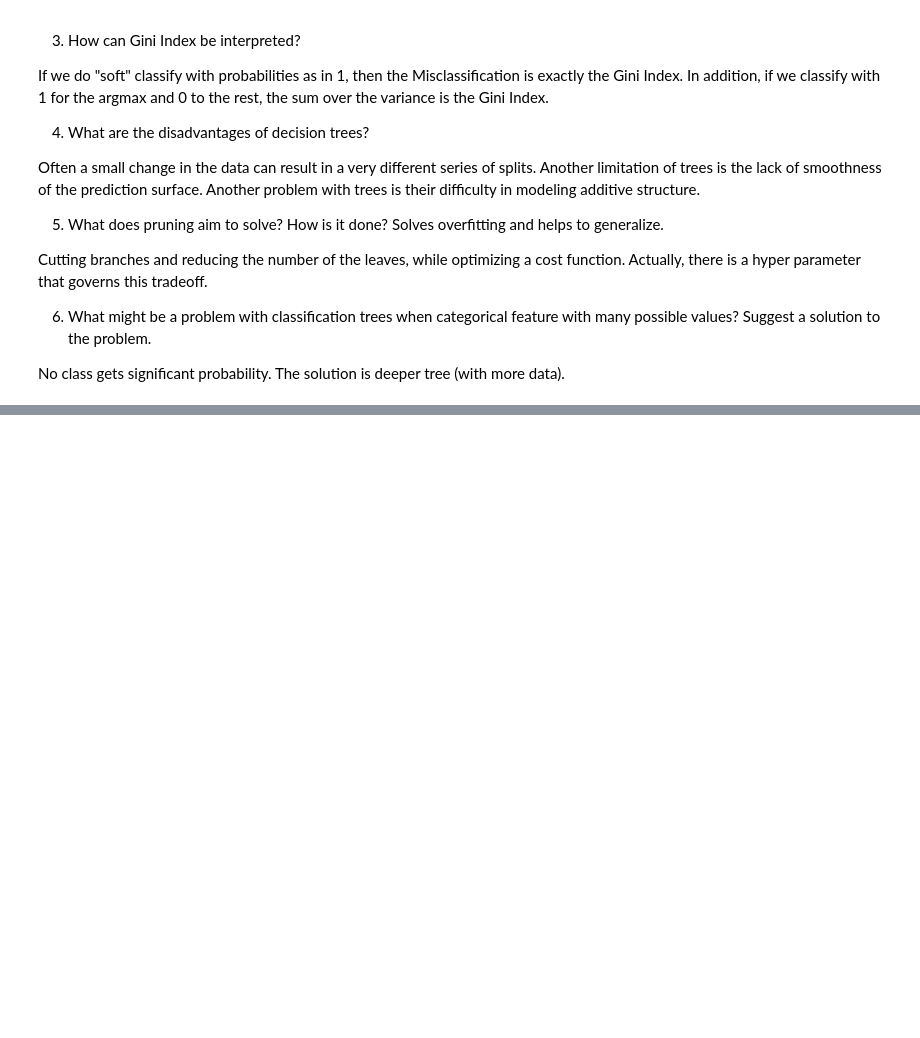
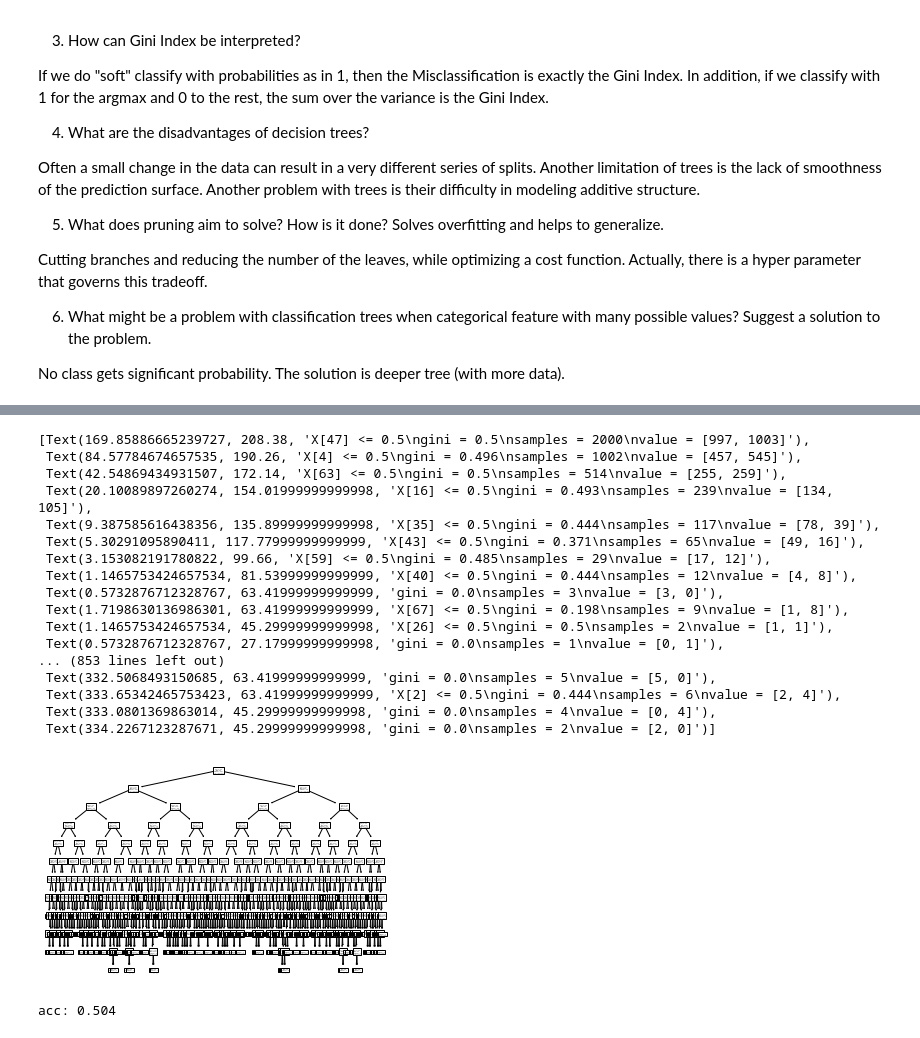
Before and after one commit to DebuggerOR/training_decision_trees, a Jupyter notebook: decision_trees.ipynb, the cells around one changed output, grey strips where cells are left out. Cells and saved outputs as stored; diff of their text form; code cells hidden in the pictures; blank space fills up the shorter version.

```diff
--- a/decision_trees.ipynb
+++ b/decision_trees.ipynb
@@ -40,0 +50,39 @@ The solution is deeper tree (with more data).
+# %%
+arr_size = 100
+size_X = 2000
+
+X_train = [np.random.choice(a=[0, 1], size=(arr_size,)) for _ in range(size_X)]
+Y_train = [sum(x) % 2 for x in X_train]
+
+X_test = [np.random.choice(a=[0, 1], size=(arr_size,)) for _ in range(int(size_X/4))]
+Y_test = [sum(x) % 2 for x in X_test]
+# %%
+clf = tree.DecisionTreeClassifier()
+clf = clf.fit(X_train, Y_train)
+# %%
+tree.plot_tree(clf)
+# %% [output]
+[Text(169.85886665239727, 208.38, 'X[47] <= 0.5\ngini = 0.5\nsamples = 2000\nvalue = [997, 1003]'),
+ Text(84.57784674657535, 190.26, 'X[4] <= 0.5\ngini = 0.496\nsamples = 1002\nvalue = [457, 545]'),
+ Text(42.54869434931507, 172.14, 'X[63] <= 0.5\ngini = 0.5\nsamples = 514\nvalue = [255, 259]'),
+ Text(20.10089897260274, 154.01999999999998, 'X[16] <= 0.5\ngini = 0.493\nsamples = 239\nvalue = [134, 105]'),
+ Text(9.387585616438356, 135.89999999999998, 'X[35] <= 0.5\ngini = 0.444\nsamples = 117\nvalue = [78, 39]'),
+ Text(5.30291095890411, 117.77999999999999, 'X[43] <= 0.5\ngini = 0.371\nsamples = 65\nvalue = [49, 16]'),
+ Text(3.153082191780822, 99.66, 'X[59] <= 0.5\ngini = 0.485\nsamples = 29\nvalue = [17, 12]'),
+ Text(1.1465753424657534, 81.53999999999999, 'X[40] <= 0.5\ngini = 0.444\nsamples = 12\nvalue = [4, 8]'),
+ Text(0.5732876712328767, 63.41999999999999, 'gini = 0.0\nsamples = 3\nvalue = [3, 0]'),
+ Text(1.7198630136986301, 63.41999999999999, 'X[67] <= 0.5\ngini = 0.198\nsamples = 9\nvalue = [1, 8]'),
+ Text(1.1465753424657534, 45.29999999999998, 'X[26] <= 0.5\ngini = 0.5\nsamples = 2\nvalue = [1, 1]'),
+ Text(0.5732876712328767, 27.17999999999998, 'gini = 0.0\nsamples = 1\nvalue = [0, 1]'),
+... (853 lines left out)
+ Text(332.5068493150685, 63.41999999999999, 'gini = 0.0\nsamples = 5\nvalue = [5, 0]'),
+ Text(333.65342465753423, 63.41999999999999, 'X[2] <= 0.5\ngini = 0.444\nsamples = 6\nvalue = [2, 4]'),
+ Text(333.0801369863014, 45.29999999999998, 'gini = 0.0\nsamples = 4\nvalue = [0, 4]'),
+ Text(334.2267123287671, 45.29999999999998, 'gini = 0.0\nsamples = 2\nvalue = [2, 0]')]
+[figure, added]
+# %%
+preds = clf.predict(X_test)
+
+print(f'acc: {accuracy_score(preds,Y_test)}')
+# %% [output]
+acc: 0.504
```
Also changed, not shown: parts of 2 cells of this notebook.
